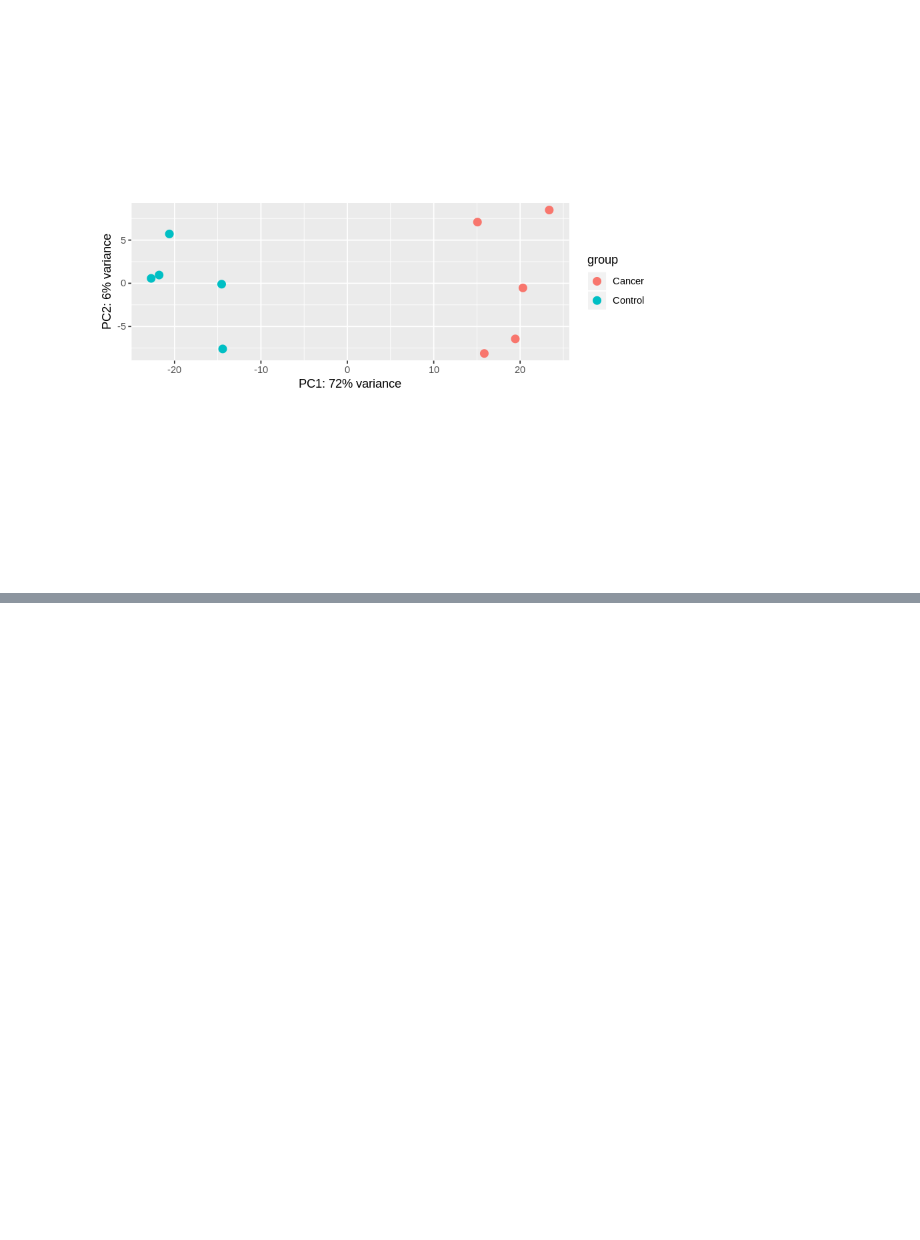
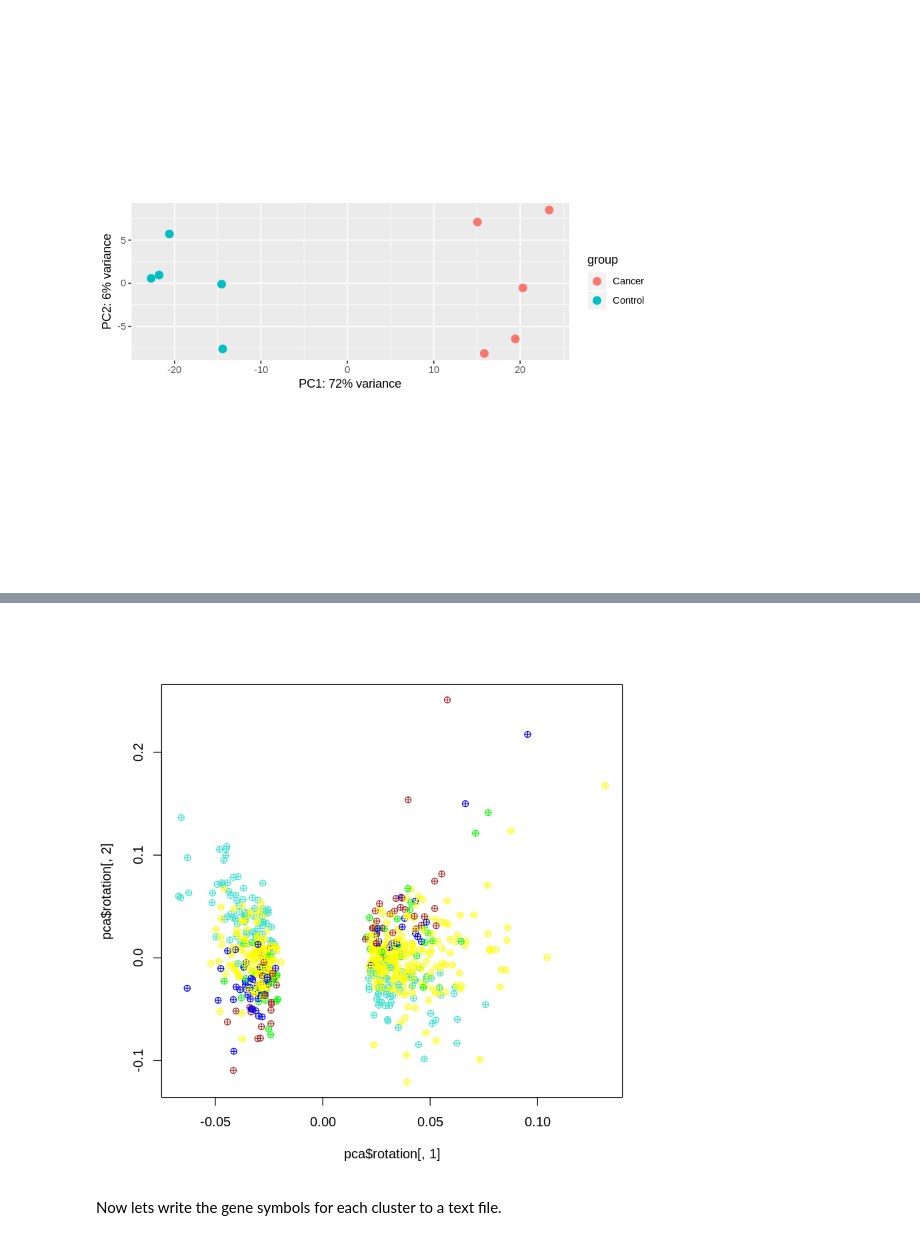
Before and after one commit to gcfntnu/mol8012-2019, a Jupyter notebook: mol8012-02.ipynb, the cells around one changed output, grey strips where cells are left out. Cells and saved outputs as stored; diff of their text form; code cells hidden in the pictures; blank space fills up the shorter version.

```diff
--- a/mol8012-02.ipynb
+++ b/mol8012-02.ipynb
@@ -86,0 +79,7 @@ plotPCA(dat, intgroup="Sample_Group")
+# %%
+pca <- prcomp(datExpr)
+plot(pca$rotation[,1], pca$rotation[,2], pch=10, col=mColors)
+# %% [output]
+[figure, added]
+# %% [markdown]
+Now lets write the gene symbols for each cluster to a text file.
```
Also changed, not shown: parts of 13 cells of this notebook.
